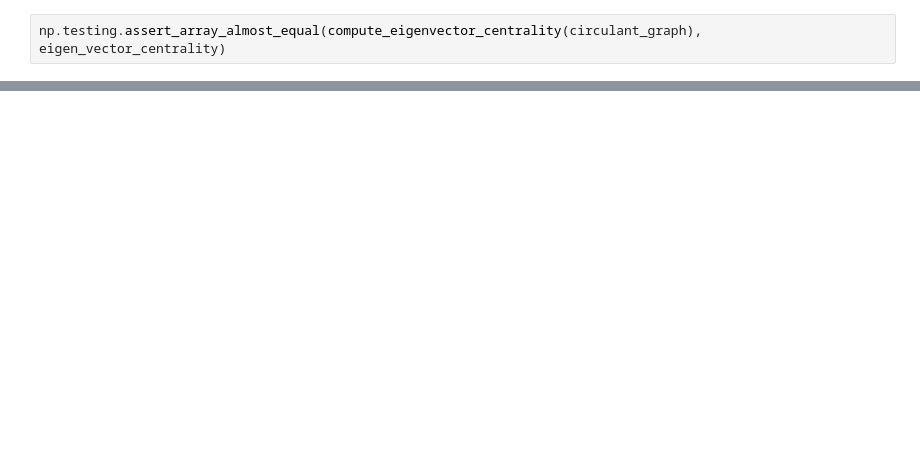
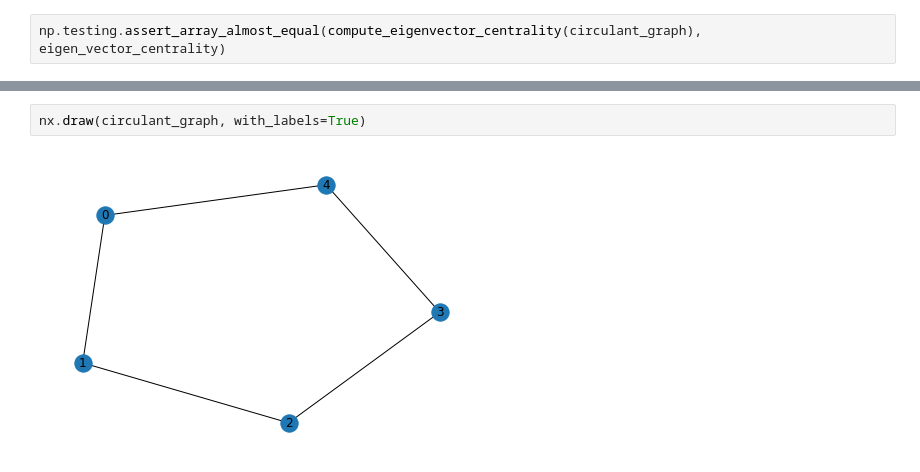
Before and after one commit to kanmaytacker/N-AAI-DAV, a Jupyter notebook: graphs-measures.ipynb, the cells around one changed output, grey strips where cells are left out. Drawn from its saved outputs; the diff is of its cells as text; blank space fills up the shorter version.

```diff
--- a/graphs-measures.ipynb
+++ b/graphs-measures.ipynb
@@ -144,0 +241,4 @@ np.testing.assert_array_almost_equal(compute_eigenvector_centrality(circulant_gr
+# %%
+nx.draw(circulant_graph, with_labels=True)
+# %% [output]
+[figure, added]
```
Also changed, not shown: parts of 25 cells of this notebook.
